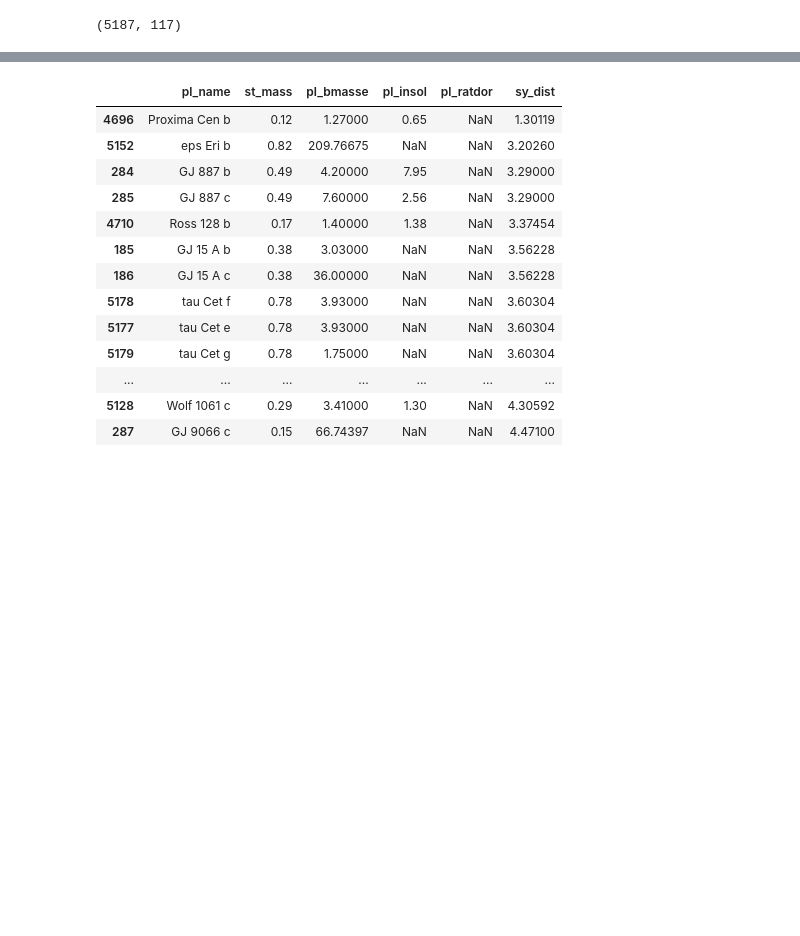
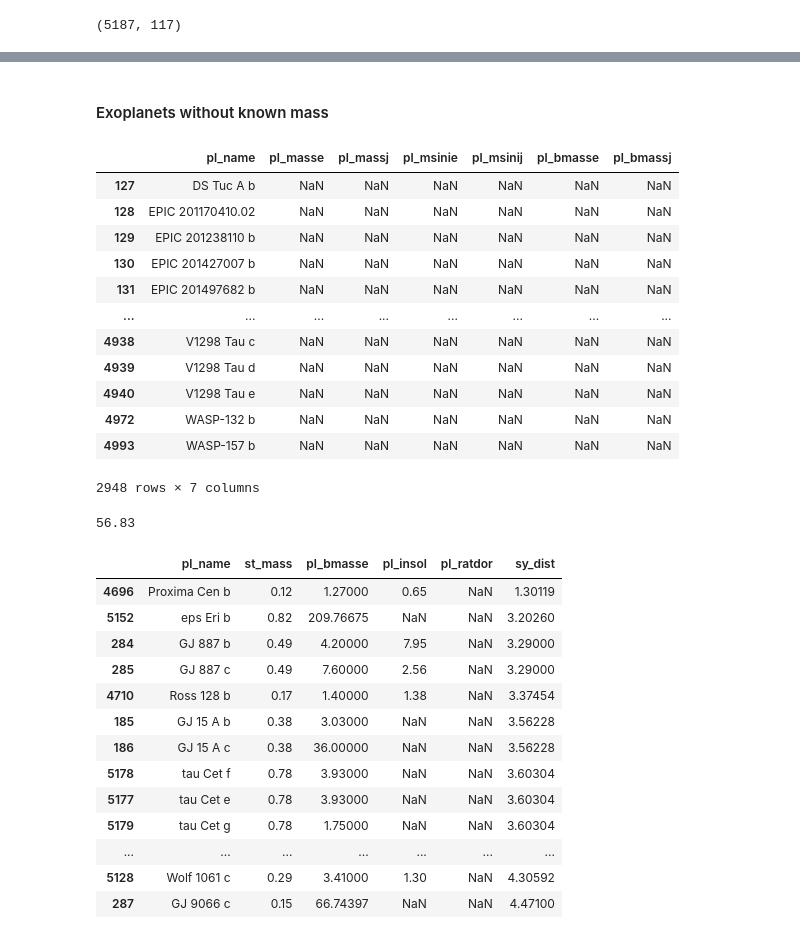
Before and after one commit to Kartmaan/Exoplanets, a Jupyter notebook: exoplanets.ipynb, the cells around one changed output, grey strips where cells are left out. Cells and saved outputs as stored; diff of their text form; code cells hidden in the pictures; blank space fills up the shorter version.

```diff
--- a/exoplanets.ipynb
+++ b/exoplanets.ipynb
@@ -399,3 +421,42 @@ dtype: object
+# %% [markdown]
+#### Exoplanets without known mass
+# %%
+mass_filter = df[
+    (df['pl_masse'].isna()) &
+    (df['pl_massj'].isna()) &
+    (df['pl_msinie'].isna()) &
+    (df['pl_msinij'].isna()) &
+    (df['pl_bmasse'].isna()) &
+    (df['pl_bmassj'].isna())
+    ]
+
+mass_filter[[
+    'pl_name',
+    'pl_masse',
+    'pl_massj',
+    'pl_msinie',
+    'pl_msinij',
+    'pl_bmasse',
+    'pl_bmassj'
+    ]]
+# %% [output]
+|  | pl_name | pl_masse | pl_massj | pl_msinie | pl_msinij | pl_bmasse | pl_bmassj |
+| 127 | DS Tuc A b | NaN | NaN | NaN | NaN | NaN | NaN |
+| 128 | EPIC 201170410.02 | NaN | NaN | NaN | NaN | NaN | NaN |
+| 129 | EPIC 201238110 b | NaN | NaN | NaN | NaN | NaN | NaN |
+| 130 | EPIC 201427007 b | NaN | NaN | NaN | NaN | NaN | NaN |
+| 131 | EPIC 201497682 b | NaN | NaN | NaN | NaN | NaN | NaN |
+| ... | ... | ... | ... | ... | ... | ... | ... |
+| 4938 | V1298 Tau c | NaN | NaN | NaN | NaN | NaN | NaN |
+| 4939 | V1298 Tau d | NaN | NaN | NaN | NaN | NaN | NaN |
+| 4940 | V1298 Tau e | NaN | NaN | NaN | NaN | NaN | NaN |
+| 4972 | WASP-132 b | NaN | NaN | NaN | NaN | NaN | NaN |
+| 4993 | WASP-157 b | NaN | NaN | NaN | NaN | NaN | NaN |
+2948 rows × 7 columns
+# %%
+perc(df.shape[0], mass_filter.shape[0])
+# %% [output]
+56.83
 # %%
 test = df.loc[df['sy_dist'] <= 4.6].sort_values('sy_dist')
 test[[
```
Also changed, not shown: parts of 7 cells of this notebook.
